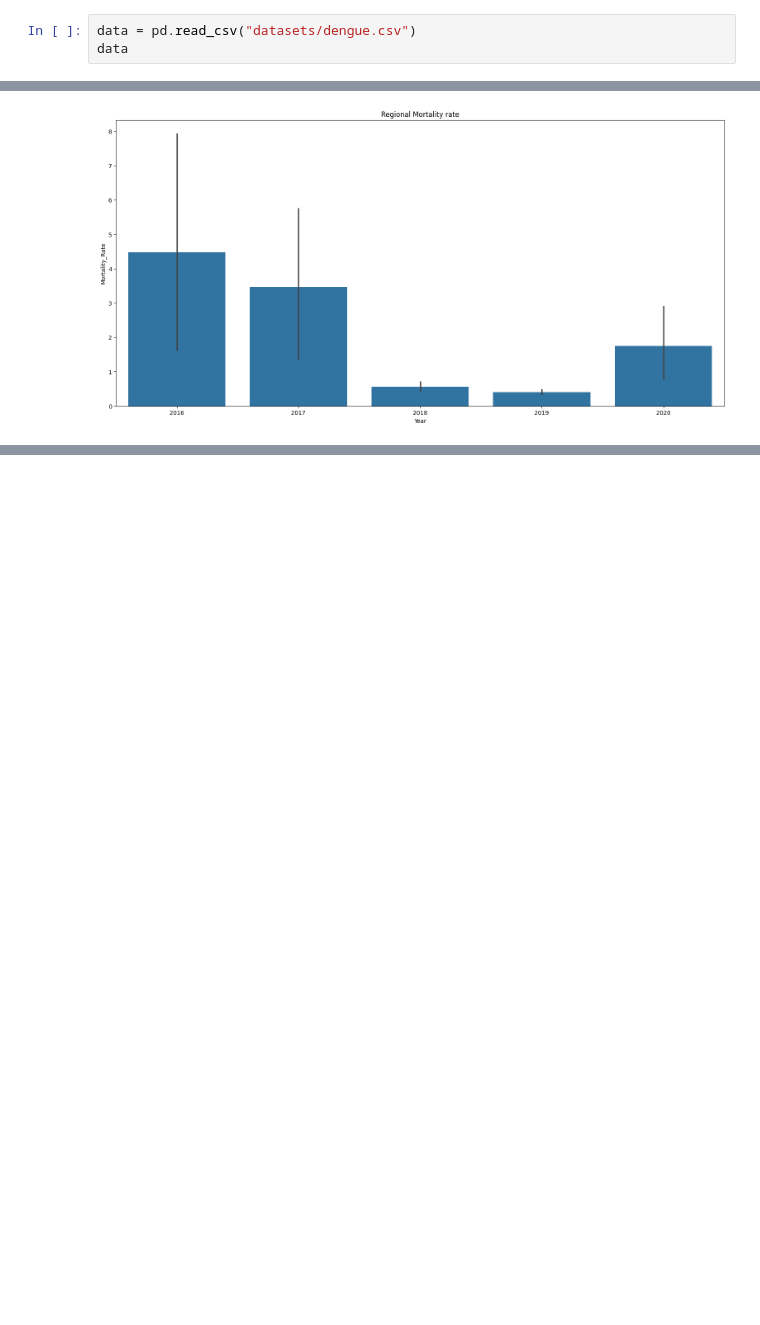
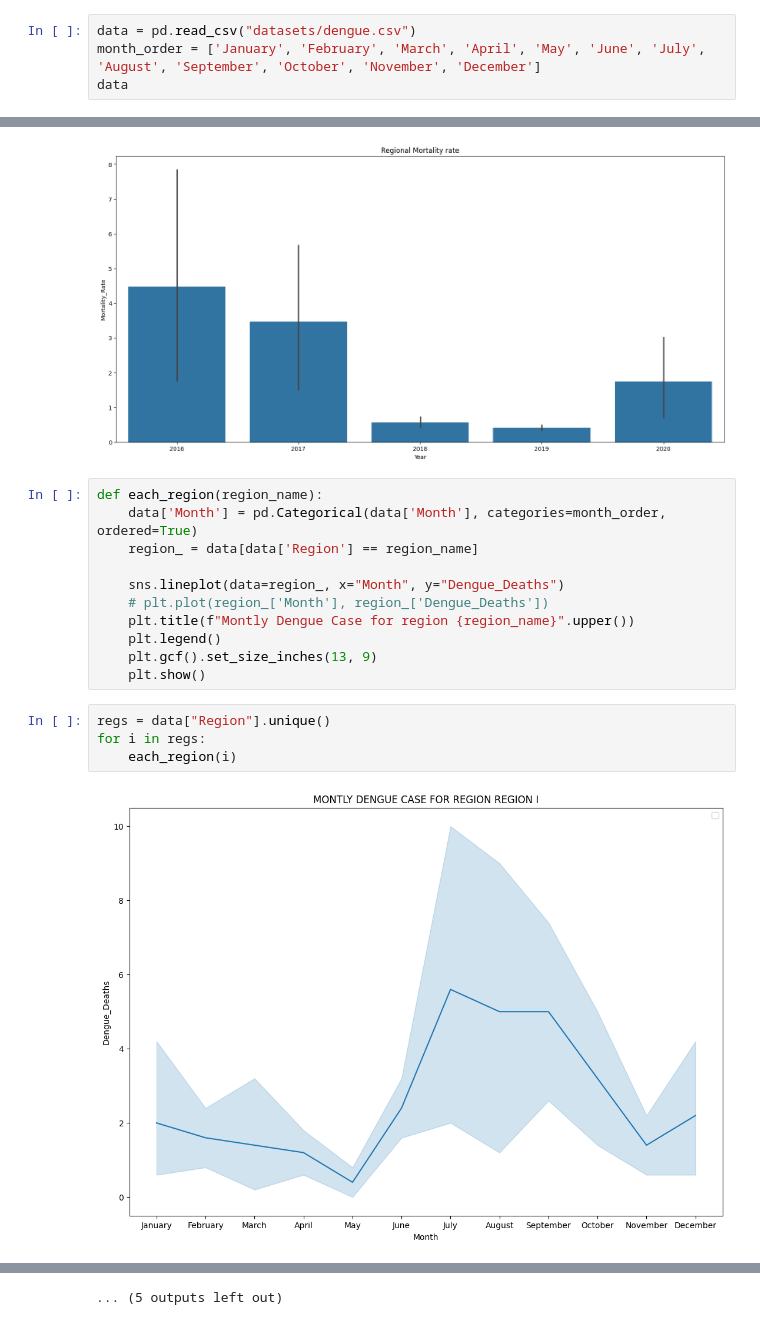
Before and after one commit to RyannKim327/Jupyter-Notebook, a Jupyter notebook: ITD - 3B/activity 5 - ata.ipynb, the cells around one changed output, grey strips where cells are left out. Cells and saved outputs as stored; diff of their text form; blank space fills up the shorter version.

```diff
--- a/ITD - 3B/activity 5 - ata.ipynb
+++ b/ITD - 3B/activity 5 - ata.ipynb
@@ -7,5 +8,6 @@ import numpy as np, pandas as pd, matplotlib.pyplot as plt, seaborn as sns
 # %%
 data = pd.read_csv("datasets/dengue.csv")
+month_order = ['January', 'February', 'March', 'April', 'May', 'June', 'July', 'August', 'September', 'October', 'November', 'December']
 data
 # %% [output]
 |  | Month | Year | Region | Dengue_Cases | Dengue_Deaths |
@@ -129,3 +131,20 @@ plt.gcf().set_size_inches(19, 9)
 plt.show()
 # %% [output]
 [figure]
+# %%
+def each_region(region_name):
+    data['Month'] = pd.Categorical(data['Month'], categories=month_order, ordered=True)
+    region_ = data[data['Region'] == region_name]
+
+    sns.lineplot(data=region_, x="Month", y="Dengue_Deaths")
+    # plt.plot(region_['Month'], region_['Dengue_Deaths'])
+    plt.title(f"Montly Dengue Case for region {region_name}".upper())
+    plt.legend()
+    plt.gcf().set_size_inches(13, 9)
+    plt.show()
+# %%
+regs = data["Region"].unique()
+for i in regs:
+    each_region(i)
+# %% [output]
+[figure, added]
@@ -131,0 +162 @@ plt.show()
+... (5 outputs left out)
```
Also changed, not shown: parts of 6 cells of this notebook, 3 other files.
